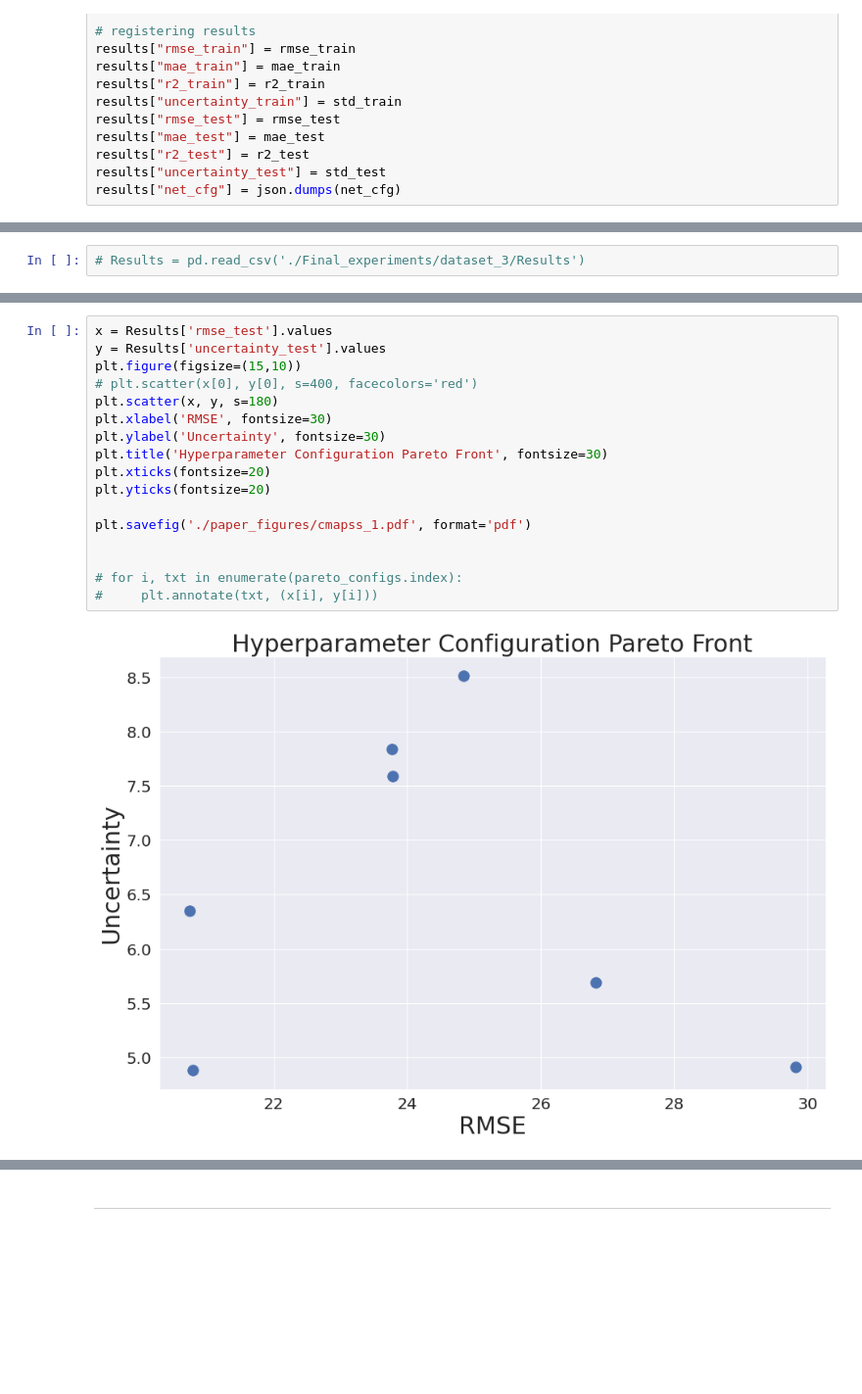
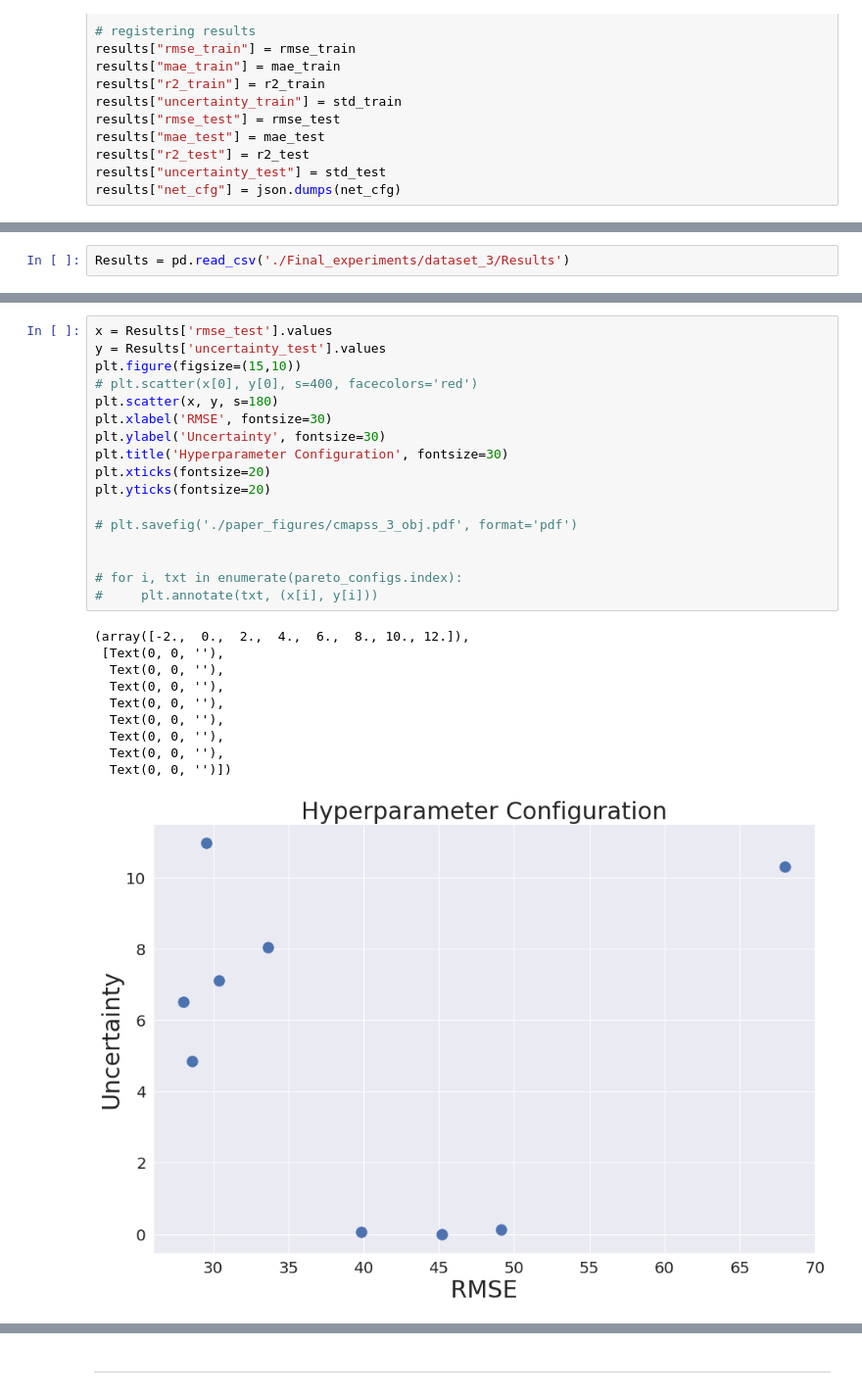
Before and after one commit to MariosKef/RULe, a Jupyter notebook: tests_dataset3.ipynb, the cells around one changed output, grey strips where cells are left out. Shown at 98% size. Drawn from its saved outputs; the diff is of its cells as text; blank space fills up the shorter version.

```diff
--- a/tests_dataset3.ipynb
+++ b/tests_dataset3.ipynb
@@ -1222,2 +533,2 @@ Results.to_csv('Final_experiments/dataset_3/Results', index=False)
 # %%
-# Results = pd.read_csv('./Final_experiments/dataset_3/Results')
+Results = pd.read_csv('./Final_experiments/dataset_3/Results')
@@ -1237,19 +578,28 @@ Results
 # %%
 x = Results['rmse_test'].values
 y = Results['uncertainty_test'].values
 plt.figure(figsize=(15,10))
 # plt.scatter(x[0], y[0], s=400, facecolors='red')
 plt.scatter(x, y, s=180)
 plt.xlabel('RMSE', fontsize=30)
 plt.ylabel('Uncertainty', fontsize=30)
-plt.title('Hyperparameter Configuration Pareto Front', fontsize=30)
+plt.title('Hyperparameter Configuration', fontsize=30)
 plt.xticks(fontsize=20)
 plt.yticks(fontsize=20)
 
-plt.savefig('./paper_figures/cmapss_1.pdf', format='pdf')
+# plt.savefig('./paper_figures/cmapss_3_obj.pdf', format='pdf')
 
 
 # for i, txt in enumerate(pareto_configs.index):
 #     plt.annotate(txt, (x[i], y[i]))
 # %% [output]
+(array([-2.,  0.,  2.,  4.,  6.,  8., 10., 12.]),
+ [Text(0, 0, ''),
+  Text(0, 0, ''),
+  Text(0, 0, ''),
+  Text(0, 0, ''),
+  Text(0, 0, ''),
+  Text(0, 0, ''),
+  Text(0, 0, ''),
+  Text(0, 0, '')])
-[figure, old version]
+[figure, new version]
```
Also changed, not shown: parts of 102 cells of this notebook, 1 other file.
